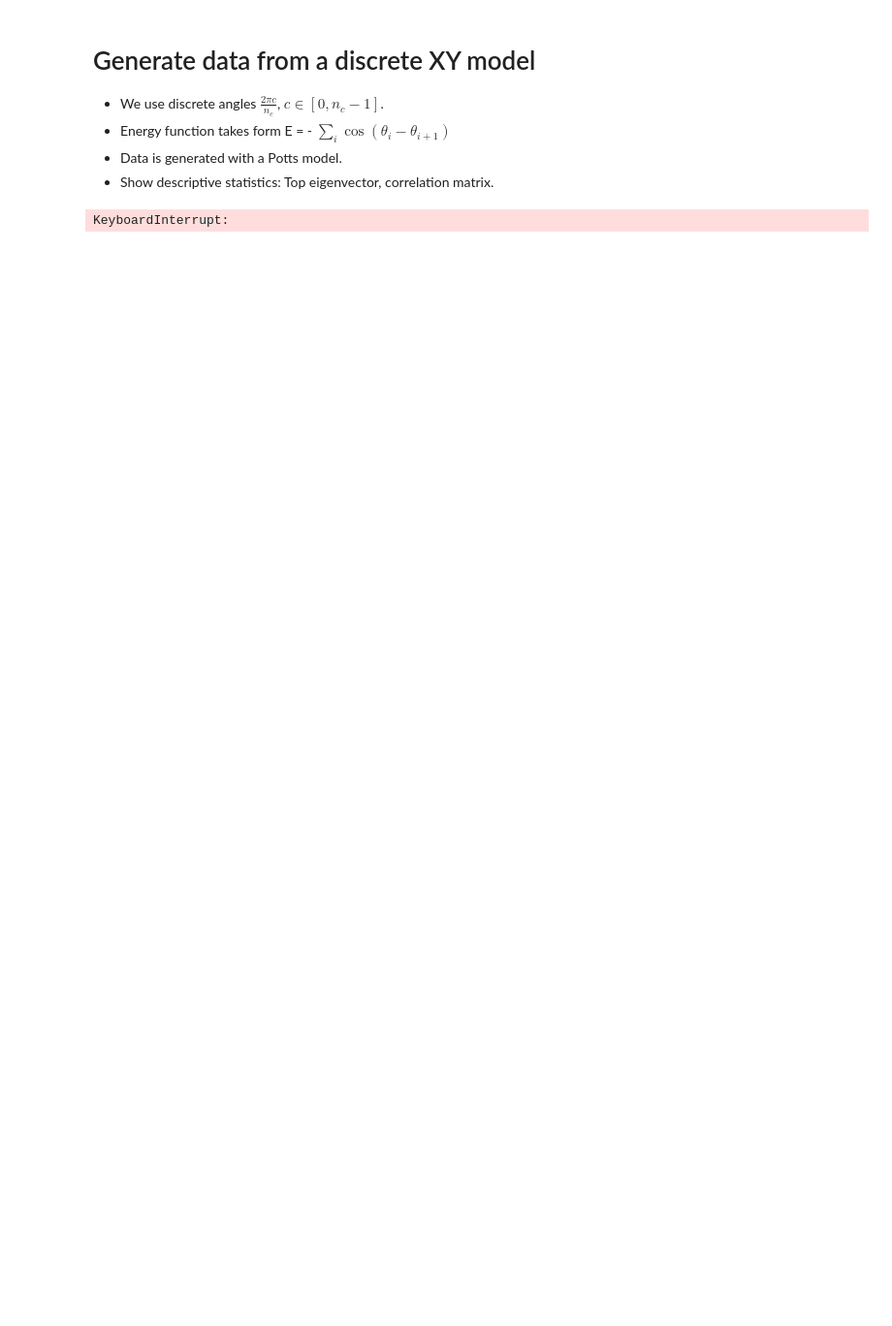
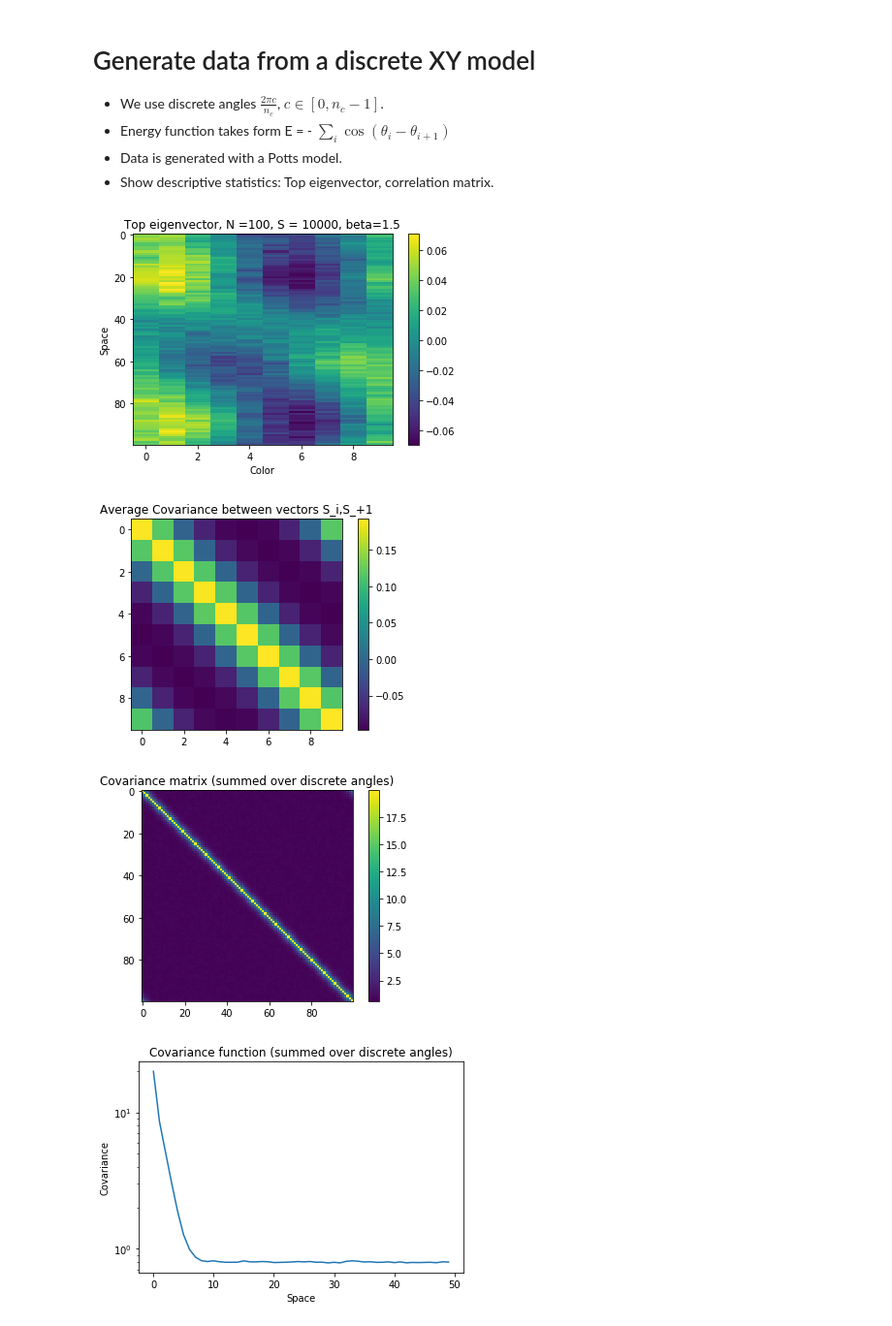
Before and after one commit to jertubiana/PGM, a Jupyter notebook: examples/XY Model.ipynb, the cells around one changed output. Shown at 97% size. Drawn from its saved outputs; the diff is of its cells as text; code cells hidden in the pictures; blank space fills up the shorter version.

```diff
--- a/examples/XY Model.ipynb
+++ b/examples/XY Model.ipynb
@@ -42,7 +34,7 @@ J[0,N-1,:,:] = beta * costhetas.T
 BM.layer.couplings = J.astype(np.float32)
 
 
-data = BM.gen_data(Nchains=100,Lchains=10000,Nthermalize=1000,Nstep=300)
+data = BM.gen_data(Nchains=100,Lchains=100,Nthermalize=1000,Nstep=100) # Need to set Lchains = 1e4, Nstep = 300 to be exactly translational invariant
 C = utilities.covariance(data,data,c1=n_c,c2=n_c)
 diag = C[np.arange(N),np.arange(N),:,:][:,np.arange(n_c),np.arange(n_c)]
 C/= np.sqrt(diag[:,np.newaxis,:,np.newaxis] * diag[np.newaxis,:,np.newaxis,:])
@@ -77,31 +69,34 @@ for n in range(N):
     else:
         i = n
         j = n+1
     neighbor_C += C[i,j]
 neighbor_C /= N
 plt.imshow(neighbor_C)
 plt.colorbar()
 plt.title('Average Covariance between vectors S_i,S_+1')
 plt.savefig('XY_neighbor_covariance_N%s_S%s_beta%s.png'%(N,data.shape[0],beta));
 plt.show()
 
 
 correlation = np.abs(C).sum(-1).sum(-1)
 plt.imshow(correlation); plt.colorbar()
 plt.title('Covariance matrix (summed over discrete angles)')
 plt.savefig('XY_covariance_summed_N%s_S%s_beta%s.png'%(N,data.shape[0],beta));
 plt.show()
 
 delta_C = np.zeros(N//2)
 for k in range(N//2):
     index1 = np.arange(N)
     index2 = (np.arange(N) + k) % N
     delta_C[k] = np.abs(correlation)[index1,index2].mean()
 plt.semilogy(delta_C)
 plt.xlabel('Space')
 plt.ylabel('Covariance')
 plt.title('Covariance function (summed over discrete angles)')
 plt.savefig('XY_covariance_function_N%s_S%s_beta%s.png'%(N,data.shape[0],beta));
 plt.show()
 # %% [output]
-KeyboardInterrupt:
+[figure, added]
+[figure, added]
+[figure, added]
+[figure, added]
```
Also changed, not shown: parts of 13 cells of this notebook, 46 other files.
